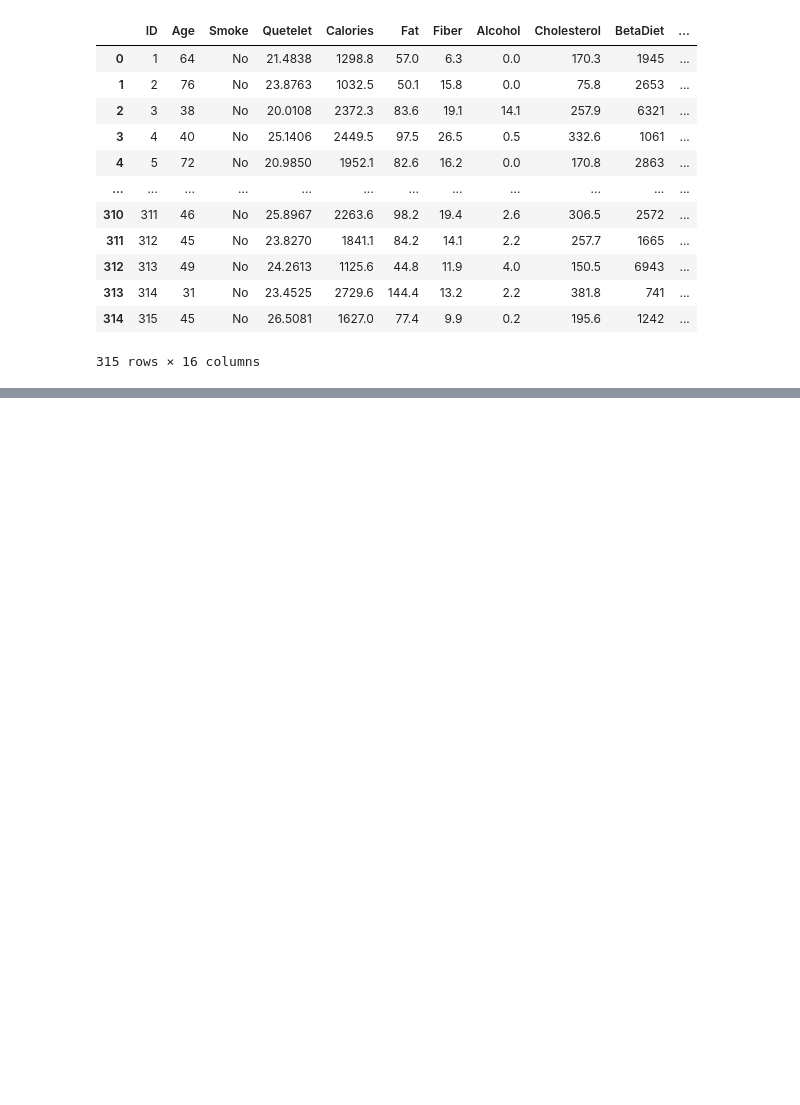
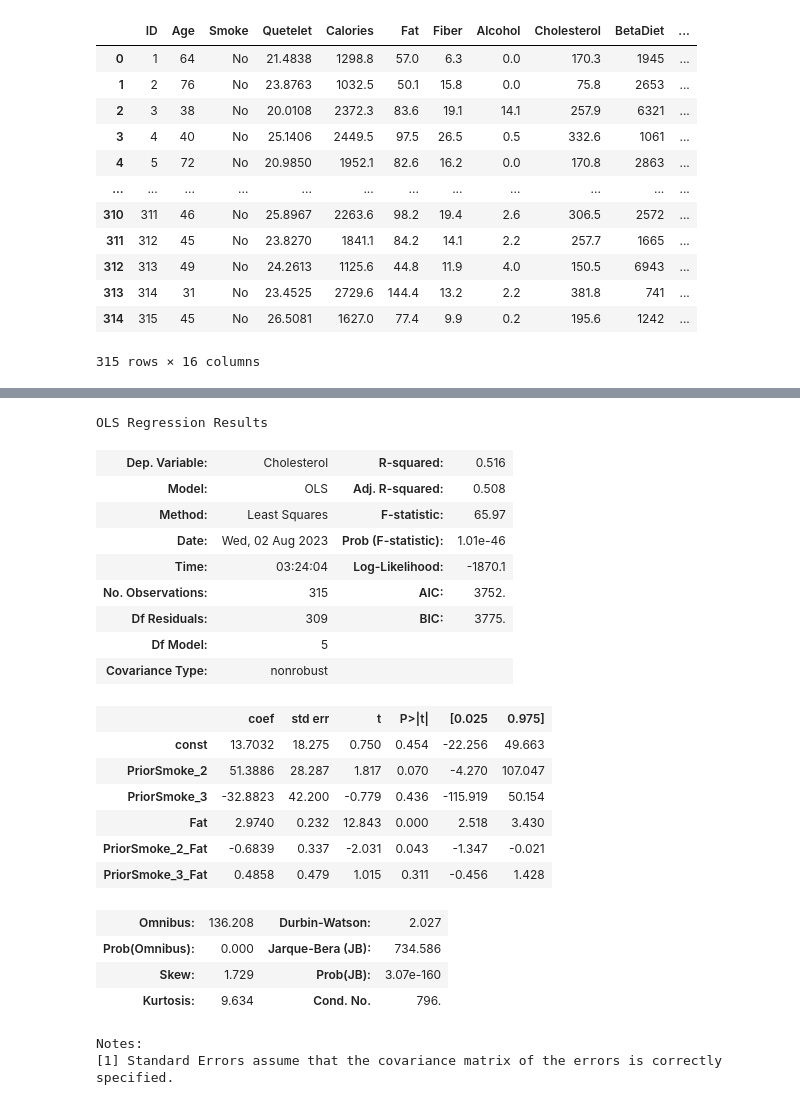
Before and after one commit to MichaelRocchio/msds_410, a Jupyter notebook: Assignment_5/rocchio_assign5.ipynb, the cells around one changed output, grey strips where cells are left out. Cells and saved outputs as stored; diff of their text form; code cells hidden in the pictures; blank space fills up the shorter version.

```diff
--- a/Assignment_5/rocchio_assign5.ipynb
+++ b/Assignment_5/rocchio_assign5.ipynb
@@ -64,0 +323,39 @@ If you can provide the output of the ANOVA, we can further interpret those resul
+# %%
+# Defining the response variable (Y) and explanatory variables (X's) for Model 3 (Unequal Slopes Model)
+Y_model_3 = nutrition_data_with_dummies['Cholesterol']
+X_model_3 = nutrition_data_with_dummies[['PriorSmoke_2', 'PriorSmoke_3', 'Fat', 'PriorSmoke_2_Fat', 'PriorSmoke_3_Fat']]
+X_model_3 = sm.add_constant(X_model_3) # Adding a constant for the intercept term
+
+# Creating an Unequal Slopes Model (Model 3)
+model_3 = sm.OLS(Y_model_3, X_model_3)
+
+# Fitting the model
+results_model_3 = model_3.fit()
+
+# Summary of the model, including coefficients, hypothesis test results, and goodness of fit statistics
+summary_model_3 = results_model_3.summary()
+summary_model_3
+# %% [output]
+OLS Regression Results
+| Dep. Variable: | Cholesterol | R-squared: | 0.516 |
+| Model: | OLS | Adj. R-squared: | 0.508 |
+| Method: | Least Squares | F-statistic: | 65.97 |
+| Date: | Wed, 02 Aug 2023 | Prob (F-statistic): | 1.01e-46 |
+| Time: | 03:24:04 | Log-Likelihood: | -1870.1 |
+| No. Observations: | 315 | AIC: | 3752. |
+| Df Residuals: | 309 | BIC: | 3775. |
+| Df Model: | 5 |  |  |
+| Covariance Type: | nonrobust |  |  |
+|  | coef | std err | t | P>|t| | [0.025 | 0.975] |
+| const | 13.7032 | 18.275 | 0.750 | 0.454 | -22.256 | 49.663 |
+| PriorSmoke_2 | 51.3886 | 28.287 | 1.817 | 0.070 | -4.270 | 107.047 |
+| PriorSmoke_3 | -32.8823 | 42.200 | -0.779 | 0.436 | -115.919 | 50.154 |
+| Fat | 2.9740 | 0.232 | 12.843 | 0.000 | 2.518 | 3.430 |
+| PriorSmoke_2_Fat | -0.6839 | 0.337 | -2.031 | 0.043 | -1.347 | -0.021 |
+| PriorSmoke_3_Fat | 0.4858 | 0.479 | 1.015 | 0.311 | -0.456 | 1.428 |
+| Omnibus: | 136.208 | Durbin-Watson: | 2.027 |
+| Prob(Omnibus): | 0.000 | Jarque-Bera (JB): | 734.586 |
+| Skew: | 1.729 | Prob(JB): | 3.07e-160 |
+| Kurtosis: | 9.634 | Cond. No. | 796. |
+Notes:
+[1] Standard Errors assume that the covariance matrix of the errors is correctly specified.
```
Also changed, not shown: parts of 36 cells of this notebook.
